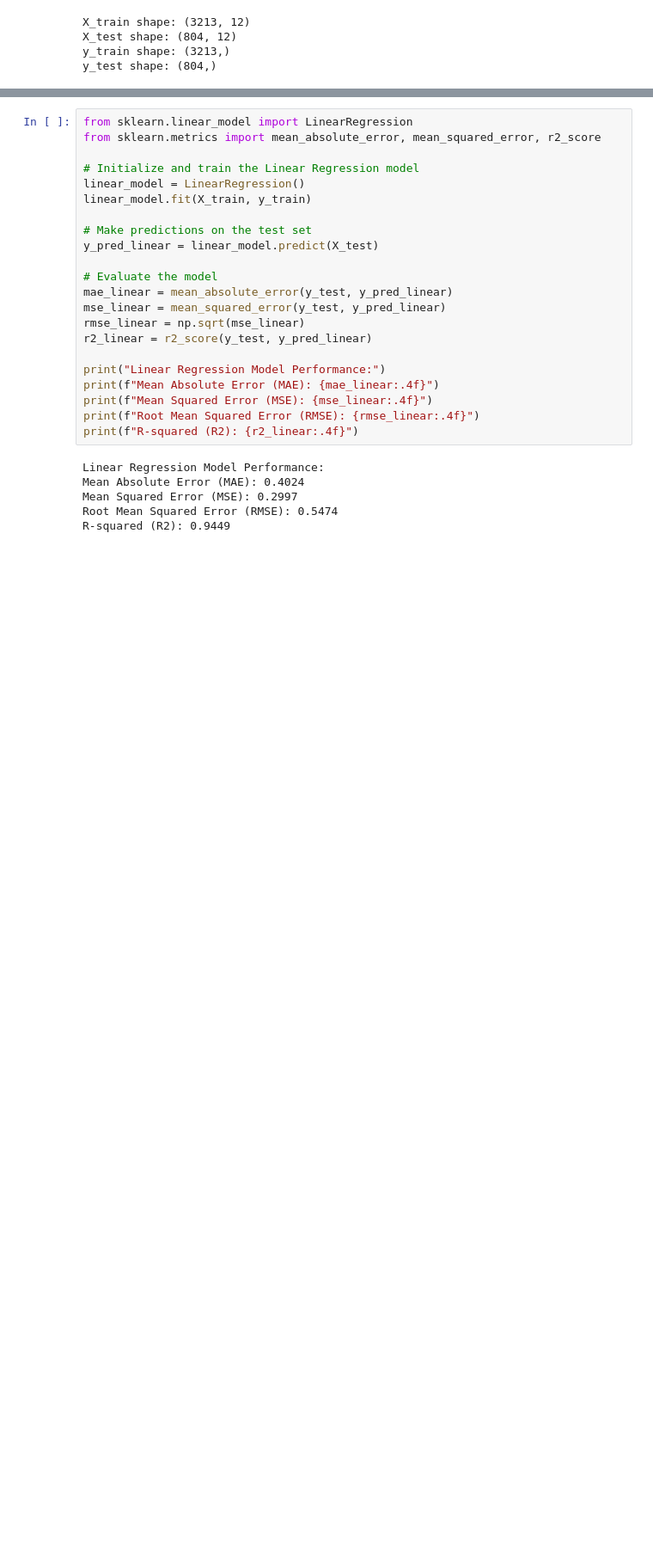
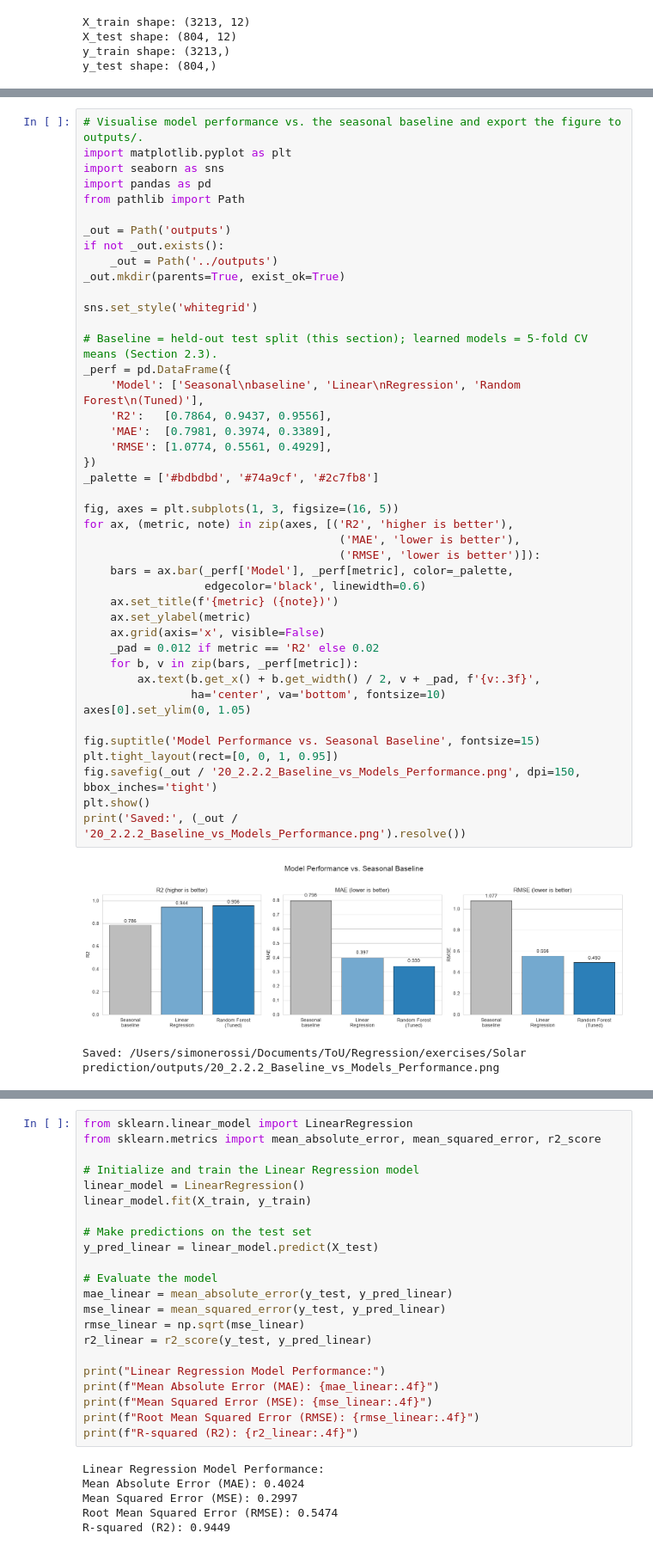
Before and after one commit to simonerossi83/regression-solar-prediction, a Jupyter notebook: notebook/Simone_Rossi_regression_capstone.ipynb, the cells around one changed output, grey strips where cells are left out. Shown at 86% size. Cells and saved outputs as stored; diff of their text form; blank space fills up the shorter version.

```diff
--- a/notebook/Simone_Rossi_regression_capstone.ipynb
+++ b/notebook/Simone_Rossi_regression_capstone.ipynb
@@ -354 +565,47 @@ y_test shape: (804,)
+# %%
+# Visualise model performance vs. the seasonal baseline and export the figure to outputs/.
+import matplotlib.pyplot as plt
+import seaborn as sns
+import pandas as pd
+from pathlib import Path
+
+_out = Path('outputs')
+if not _out.exists():
+    _out = Path('../outputs')
+_out.mkdir(parents=True, exist_ok=True)
+
+sns.set_style('whitegrid')
+
+# Baseline = held-out test split (this section); learned models = 5-fold CV means (Section 2.3).
+_perf = pd.DataFrame({
+    'Model': ['Seasonal\nbaseline', 'Linear\nRegression', 'Random Forest\n(Tuned)'],
+    'R2':   [0.7864, 0.9437, 0.9556],
+    'MAE':  [0.7981, 0.3974, 0.3389],
+    'RMSE': [1.0774, 0.5561, 0.4929],
+})
+_palette = ['#bdbdbd', '#74a9cf', '#2c7fb8']
+
+fig, axes = plt.subplots(1, 3, figsize=(16, 5))
+for ax, (metric, note) in zip(axes, [('R2', 'higher is better'),
+                                      ('MAE', 'lower is better'),
+                                      ('RMSE', 'lower is better')]):
+    bars = ax.bar(_perf['Model'], _perf[metric], color=_palette,
+                  edgecolor='black', linewidth=0.6)
+    ax.set_title(f'{metric} ({note})')
+    ax.set_ylabel(metric)
+    ax.grid(axis='x', visible=False)
+    _pad = 0.012 if metric == 'R2' else 0.02
+    for b, v in zip(bars, _perf[metric]):
+        ax.text(b.get_x() + b.get_width() / 2, v + _pad, f'{v:.3f}',
+                ha='center', va='bottom', fontsize=10)
+axes[0].set_ylim(0, 1.05)
+
+fig.suptitle('Model Performance vs. Seasonal Baseline', fontsize=15)
+plt.tight_layout(rect=[0, 0, 1, 0.95])
+fig.savefig(_out / '20_2.2.2_Baseline_vs_Models_Performance.png', dpi=150, bbox_inches='tight')
+plt.show()
+print('Saved:', (_out / '20_2.2.2_Baseline_vs_Models_Performance.png').resolve())
+# %% [output]
+[figure, added]
+Saved: /Users/simonerossi/Documents/ToU/Regression/exercises/Solar prediction/outputs/20_2.2.2_Baseline_vs_Models_Performance.png
 # %% [markdown]
```
Also changed, not shown: parts of 20 cells of this notebook, 3 other files.
